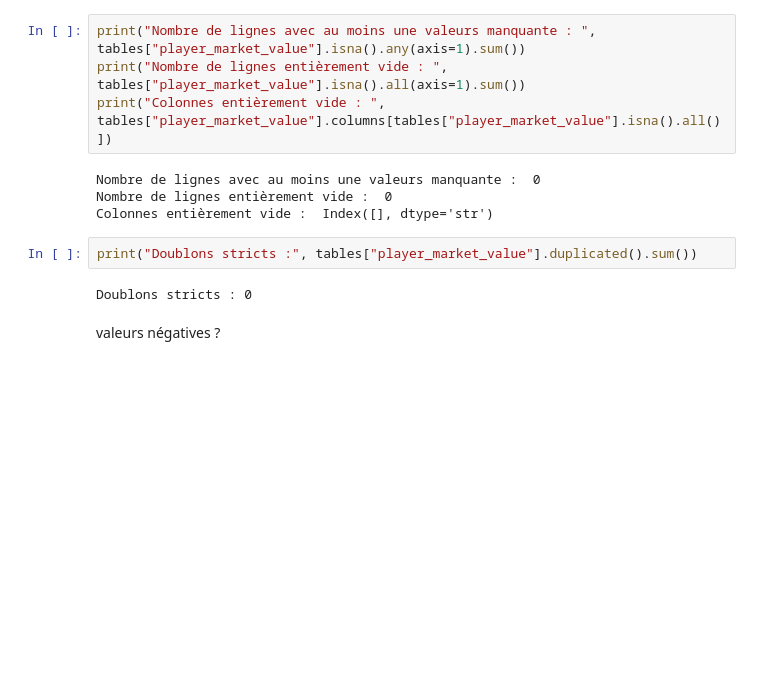
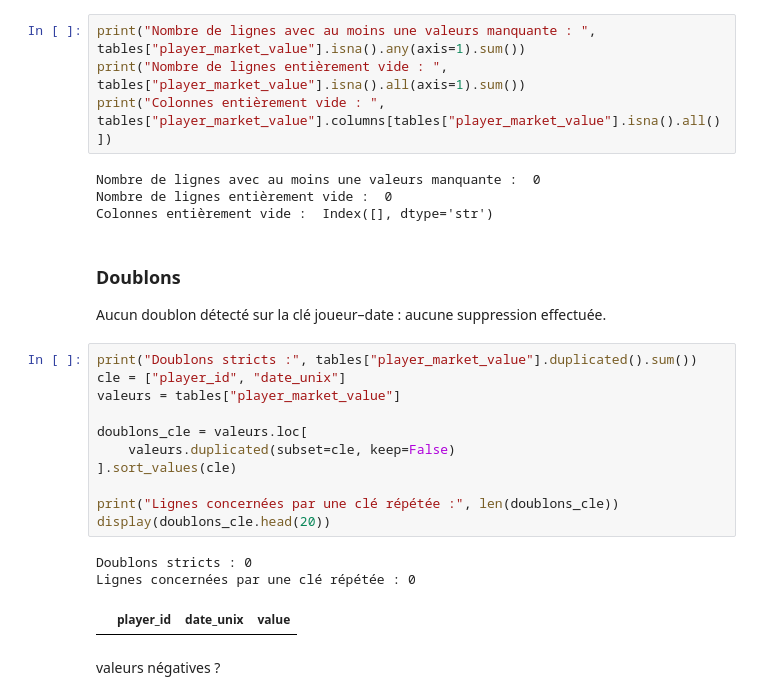
Before and after one commit to Charlesptrd/football-key-person-insurance, a Jupyter notebook: notebooks/01_database.ipynb, the cells around one changed output. Cells and saved outputs as stored; diff of their text form; blank space fills up the shorter version.

```diff
--- a/notebooks/01_database.ipynb
+++ b/notebooks/01_database.ipynb
@@ -2126,10 +2126,24 @@ print("Colonnes entièrement vide : ", tables["player_market_value"].columns[tab
 Nombre de lignes avec au moins une valeurs manquante :  0
 Nombre de lignes entièrement vide :  0
 Colonnes entièrement vide :  Index([], dtype='str')
+# %% [markdown]
+### Doublons
+ Aucun doublon détecté sur la clé joueur–date : aucune suppression effectuée.
 # %%
 print("Doublons stricts :", tables["player_market_value"].duplicated().sum())
+cle = ["player_id", "date_unix"]
+valeurs = tables["player_market_value"]
+
+doublons_cle = valeurs.loc[
+    valeurs.duplicated(subset=cle, keep=False)
+].sort_values(cle)
+
+print("Lignes concernées par une clé répétée :", len(doublons_cle))
+display(doublons_cle.head(20))
 # %% [output]
 Doublons stricts : 0
+Lignes concernées par une clé répétée : 0
+|  | player_id | date_unix | value |
 # %% [markdown]
 valeurs négatives ?
 # %%
```
Also changed, not shown: parts of 5 cells of this notebook, 1 other file.
